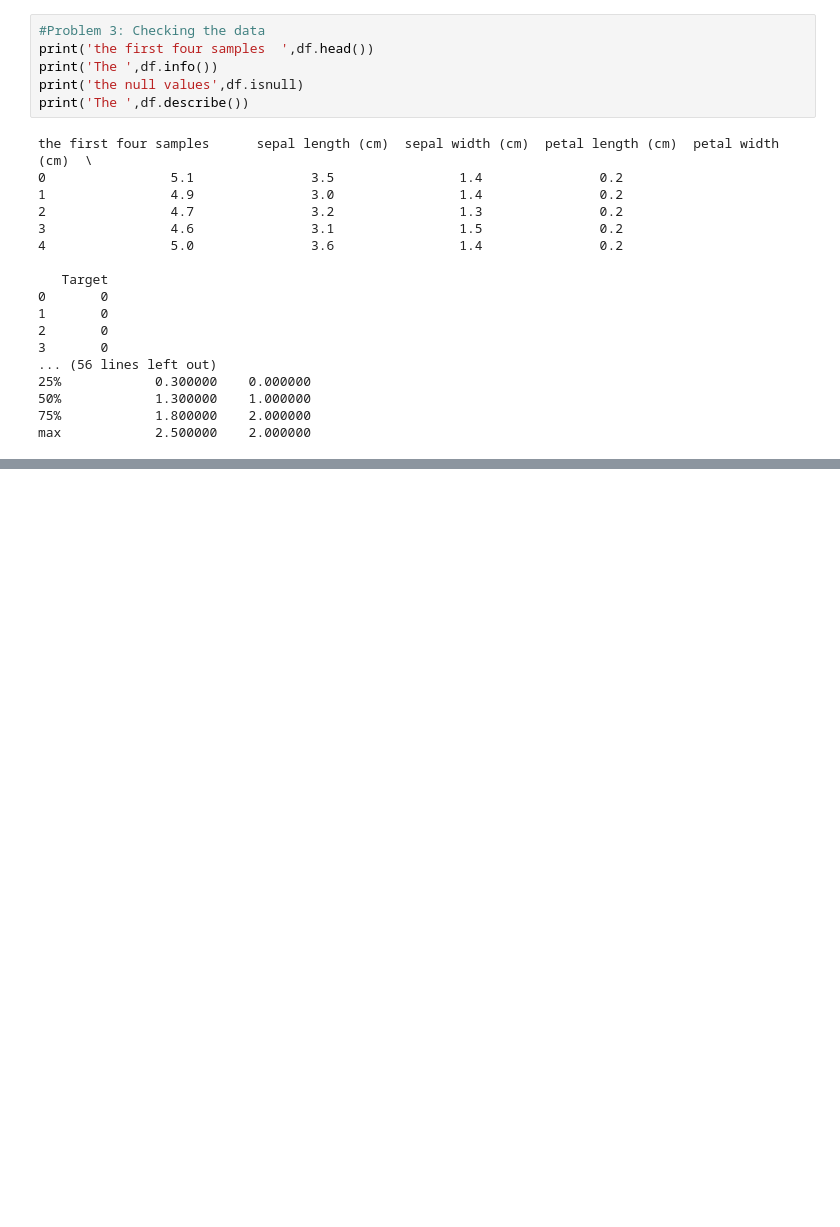
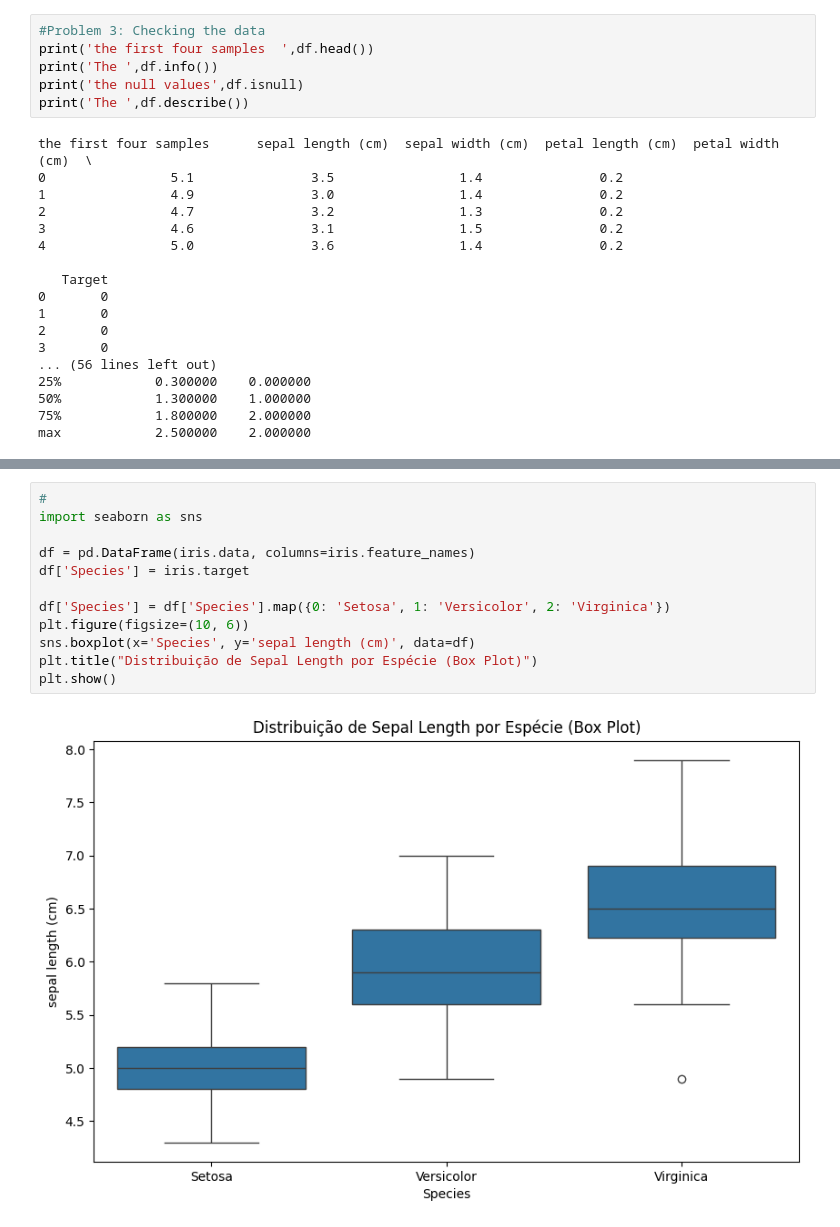
Before and after one commit to Cindy-eng/AI-Data-Engineer--Assignments, a Jupyter notebook: 11_Data_analysis_of_iris.ipynb, the cells around one changed output, grey strips where cells are left out. Drawn from its saved outputs; the diff is of its cells as text; blank space fills up the shorter version.

```diff
--- a/11_Data_analysis_of_iris.ipynb
+++ b/11_Data_analysis_of_iris.ipynb
@@ -72,0 +175,14 @@ max            2.500000    2.000000
+# %%
+#
+import seaborn as sns
+
+df = pd.DataFrame(iris.data, columns=iris.feature_names)
+df['Species'] = iris.target
+
+df['Species'] = df['Species'].map({0: 'Setosa', 1: 'Versicolor', 2: 'Virginica'})
+plt.figure(figsize=(10, 6))
+sns.boxplot(x='Species', y='sepal length (cm)', data=df)
+plt.title("Distribuição de Sepal Length por Espécie (Box Plot)")
+plt.show()
+# %% [output]
+[figure, added]
```
Also changed, not shown: parts of 10 cells of this notebook.
